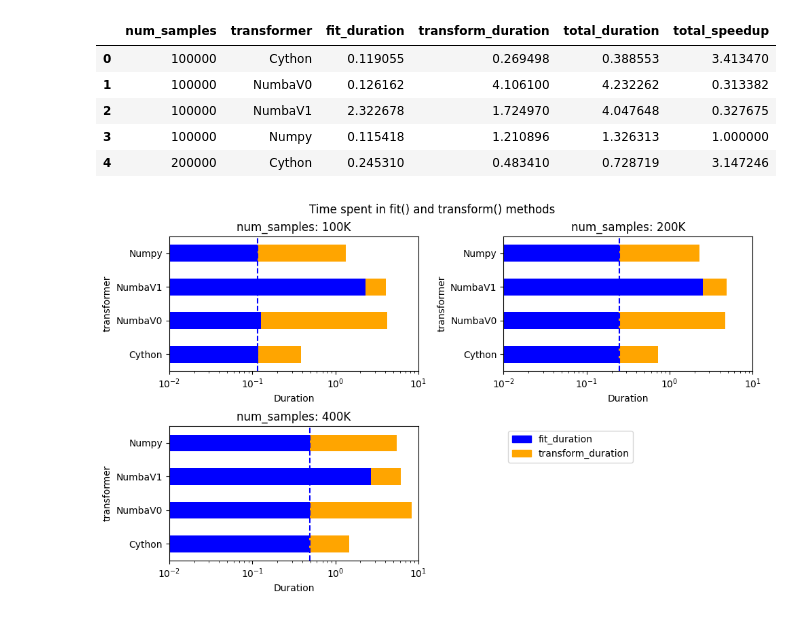
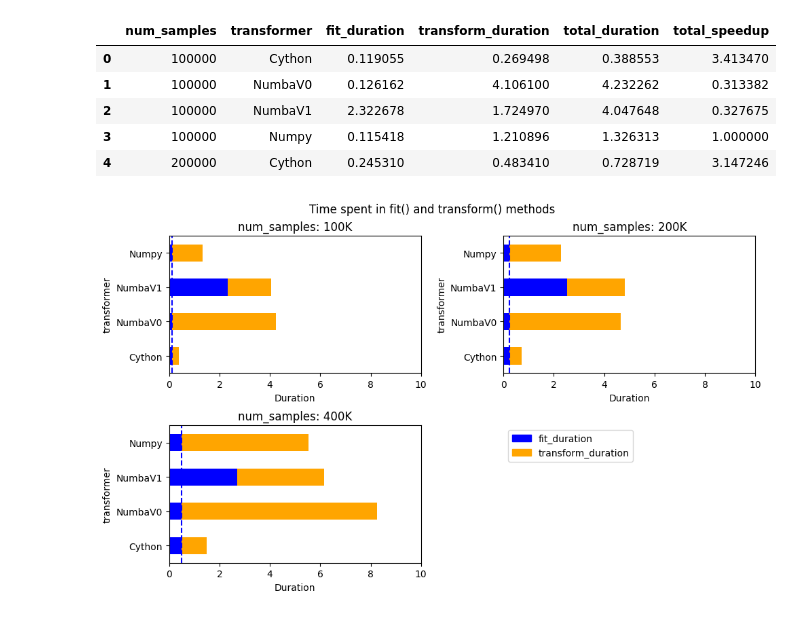
Before and after one commit to jimthompson5802/fast-python, a Jupyter notebook: ple/analyze_ple_test_scenarios.ipynb, the cells around one changed output. Saved outputs shown, nothing was run; the diff lists cells and outputs as text; code cells hidden in the pictures.

Commit message:
adjust scale on plot

```diff
--- a/ple/analyze_ple_test_scenarios.ipynb
+++ b/ple/analyze_ple_test_scenarios.ipynb
@@ -197,33 +197,33 @@ labels = ['fit_duration', 'transform_duration']  # Replace with the labels used
 
 # Create a list of patches for the legend
 patches = [mpatches.Patch(color=color, label=label) for color, label in zip(colors, labels)]
 
 # Plot the stacked bar chart for each transformer
 for i, num_sample in enumerate(num_samples):
     r = i // 2
     c = i % 2
     if r == 1 and c == 1:  # Skip the plot for axs[1, 1]
         continue
     df = results_df[results_df['num_samples'] == num_sample]
     df.pivot_table(values=['fit_duration', 'transform_duration'], index='transformer').plot(
         kind='barh', stacked=True, ax=axs[r, c], legend=False, color=colors
     )
     axs[r, c].set_title(f'num_samples: {num_sample/1e3:.0f}K')
     axs[r, c].set_xlabel('Duration')
-    axs[r, c].set_xscale('log')
-    axs[r, c].set_xlim([0.01, 10])
+    # axs[r, c].set_xscale('log')
+    axs[r, c].set_xlim([0.0, 10])
     axs[r, c].set_ylabel('transformer')
     fit_duration = df[df.transformer == 'Numpy']['fit_duration'].values[0]
     axs[r, c].axvline(fit_duration, color='b', linestyle='--')
 
 axs[1, 1].legend(handles=patches, loc="upper left")  # Add the legend to axs[1, 1]
 axs[1, 1].axis('off')  # Remove plot boundary lines for axs[1, 1]
 
 plt.tight_layout()
 plt.suptitle("Time spent in fit() and transform() methods")
 plt.subplots_adjust(top=0.9)
 
 plt.savefig('ple_fit_transform_duration.png')
 plt.show()
 # %% [output]
-[figure, old version]
+[figure, new version]
```
